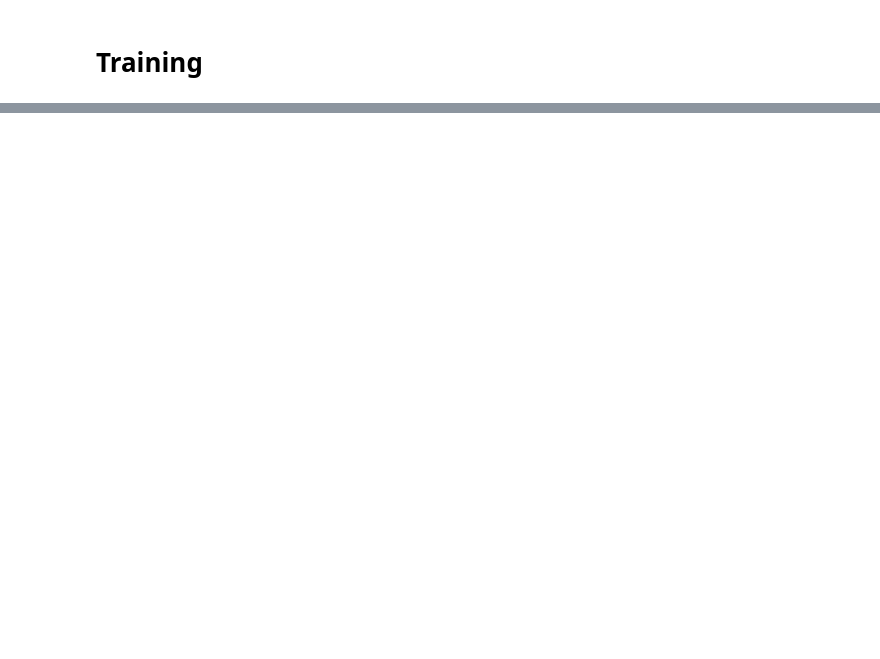
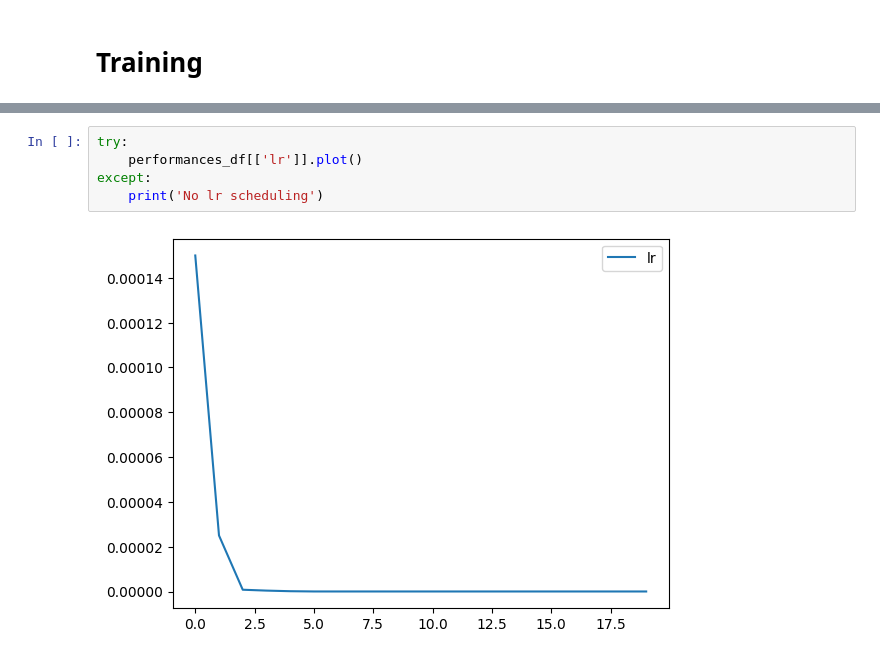
Before and after one commit to davinachen/Hackathon_MethaneLeakDetection, a Jupyter notebook: U_first_model.ipynb, the cells around one changed output, grey strips where cells are left out. Cells and saved outputs as stored; diff of their text form; blank space fills up the shorter version.

```diff
--- a/U_first_model.ipynb
+++ b/U_first_model.ipynb
@@ -218,3 +278,10 @@ Epoch: 10/10
+# %%
+try:
+    performances_df[['lr']].plot()
+except:
+    print('No lr scheduling')
+# %% [output]
+[figure, added]
 # %%
 performances_df[['train_loss', 'val_loss']].plot()
 # %% [output]
```
Also changed, not shown: parts of 16 cells of this notebook, 5 other files.
